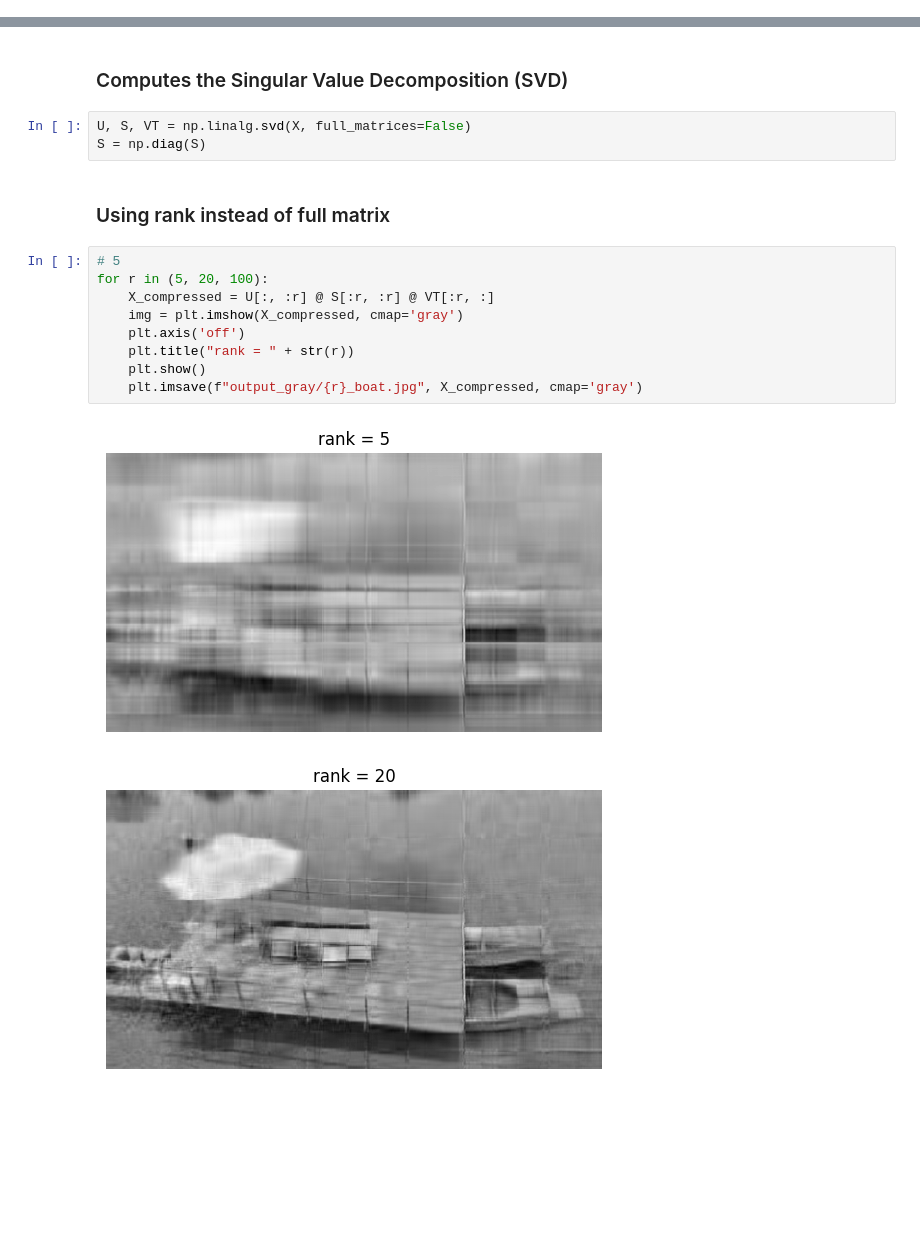
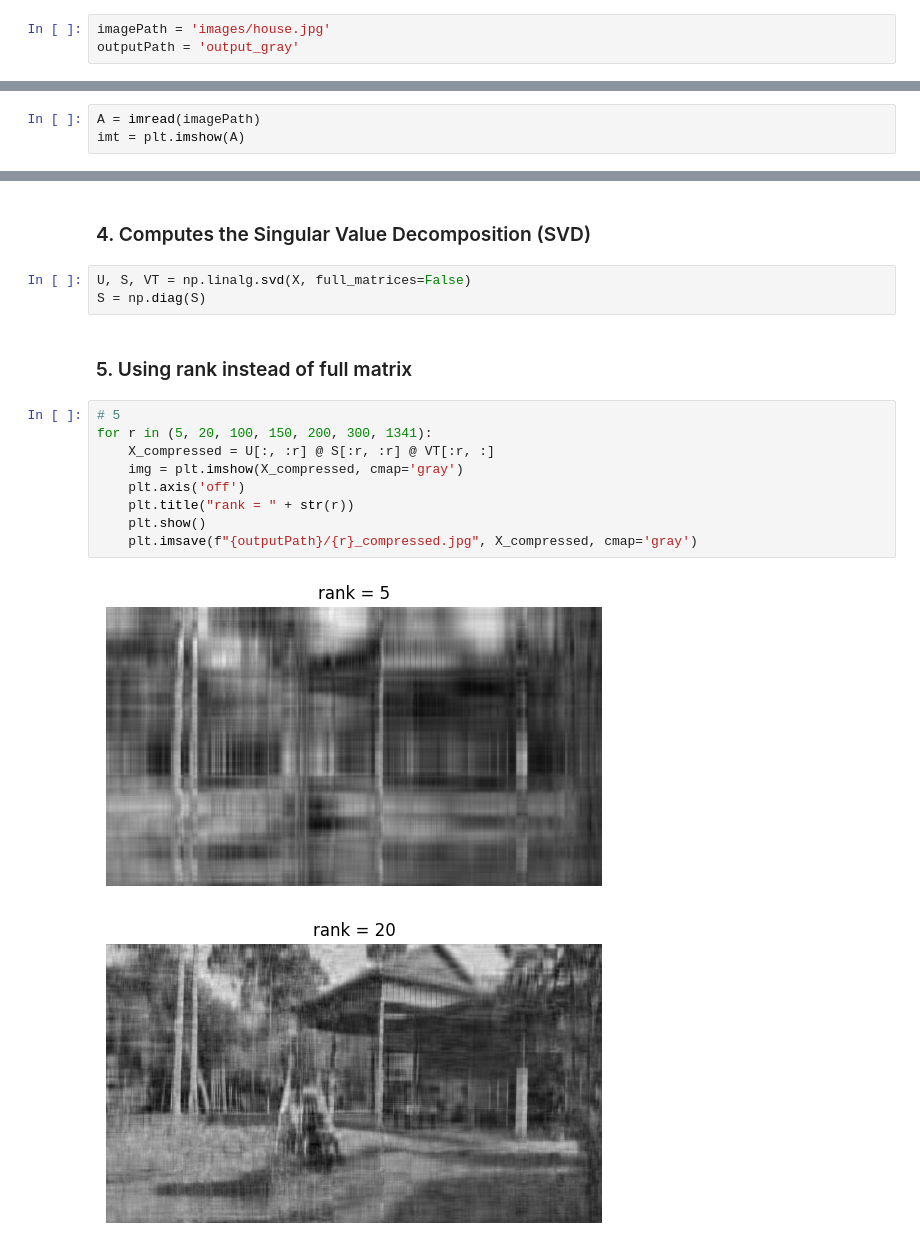
Before and after one commit to pheaktraa/SVD_mathProject, a Jupyter notebook: img_com_gray.ipynb, the cells around one changed output, grey strips where cells are left out. Drawn from its saved outputs; the diff is of its cells as text; blank space fills up the shorter version.

```diff
--- a/img_com_gray.ipynb
+++ b/img_com_gray.ipynb
@@ -8 +9,4 @@ from matplotlib.image import imread # read image from a file
+# %%
+imagePath = 'images/house.jpg'
+outputPath = 'output_gray'
 # %% [markdown]
@@ -15,0 +14,3 @@ imt = plt.imshow(A)
+# %%
+A = imread(imagePath)
+imt = plt.imshow(A)
@@ -26,19 +29,19 @@ Shape of X (2268, 4032)
 # %% [markdown]
-### Computes the Singular Value Decomposition (SVD)
+### 4. Computes the Singular Value Decomposition (SVD)
 # %%
 U, S, VT = np.linalg.svd(X, full_matrices=False)
 S = np.diag(S)
 # %% [markdown]
-### Using rank instead of full matrix
+### 5. Using rank instead of full matrix
 # %%
 # 5
-for r in (5, 20, 100):
+for r in (5, 20, 100, 150, 200, 300, 1341):
     X_compressed = U[:, :r] @ S[:r, :r] @ VT[:r, :]
     img = plt.imshow(X_compressed, cmap='gray')
     plt.axis('off')
     plt.title("rank = " + str(r))
     plt.show()
-    plt.imsave(f"output_gray/{r}_boat.jpg", X_compressed, cmap='gray')
+    plt.imsave(f"{outputPath}/{r}_compressed.jpg", X_compressed, cmap='gray')
 # %% [output]
-[figure, old version]
+[figure, new version]
-[figure, old version]
+[figure, new version]
```
Also changed, not shown: parts of 12 cells of this notebook, 5 other files.
